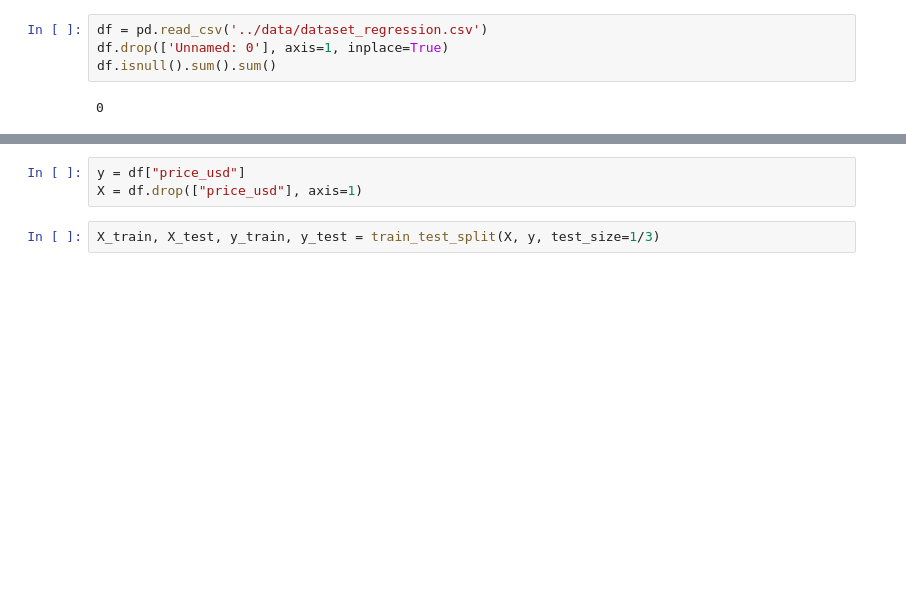
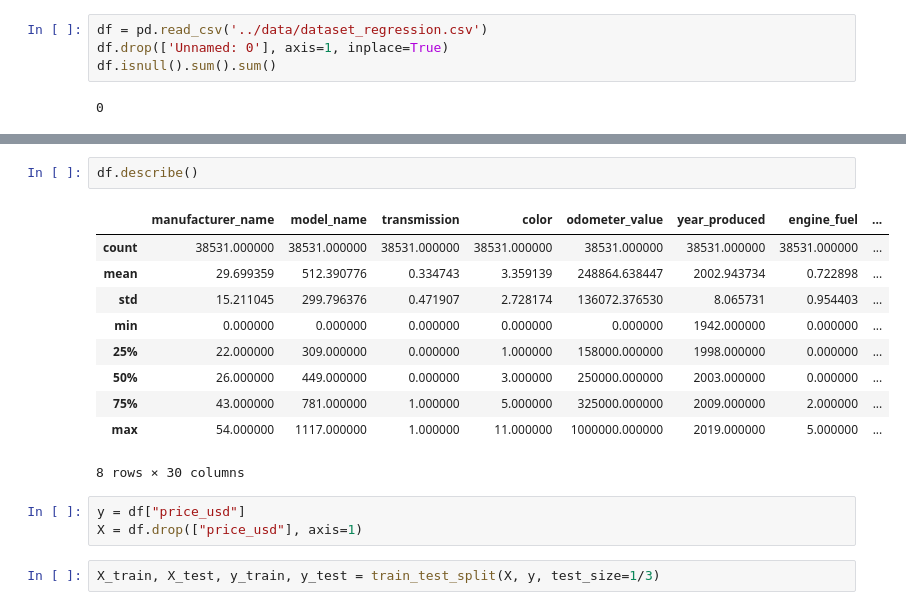
Before and after one commit to BallBoychick/ML, a Jupyter notebook: TreeClassifiers/DecisionTreeRegressor.ipynb, the cells around one changed output, grey strips where cells are left out. Cells and saved outputs as stored; diff of their text form; blank space fills up the shorter version.

```diff
--- a/TreeClassifiers/DecisionTreeRegressor.ipynb
+++ b/TreeClassifiers/DecisionTreeRegressor.ipynb
@@ -18,3 +34,16 @@ df.isnull().sum().sum()
+# %%
+df.describe()
+# %% [output]
+|  | manufacturer_name | model_name | transmission | color | odometer_value | year_produced | engine_fuel | ... |
+| count | 38531.000000 | 38531.000000 | 38531.000000 | 38531.000000 | 38531.000000 | 38531.000000 | 38531.000000 | ... |
+| mean | 29.699359 | 512.390776 | 0.334743 | 3.359139 | 248864.638447 | 2002.943734 | 0.722898 | ... |
+| std | 15.211045 | 299.796376 | 0.471907 | 2.728174 | 136072.376530 | 8.065731 | 0.954403 | ... |
+| min | 0.000000 | 0.000000 | 0.000000 | 0.000000 | 0.000000 | 1942.000000 | 0.000000 | ... |
+| 25% | 22.000000 | 309.000000 | 0.000000 | 1.000000 | 158000.000000 | 1998.000000 | 0.000000 | ... |
+| 50% | 26.000000 | 449.000000 | 0.000000 | 3.000000 | 250000.000000 | 2003.000000 | 0.000000 | ... |
+| 75% | 43.000000 | 781.000000 | 1.000000 | 5.000000 | 325000.000000 | 2009.000000 | 2.000000 | ... |
+| max | 54.000000 | 1117.000000 | 1.000000 | 11.000000 | 1000000.000000 | 2019.000000 | 5.000000 | ... |
+8 rows × 30 columns
 # %%
 y = df["price_usd"]
 X = df.drop(["price_usd"], axis=1)
```
Also changed, not shown: parts of 6 cells of this notebook, 3 other files.
